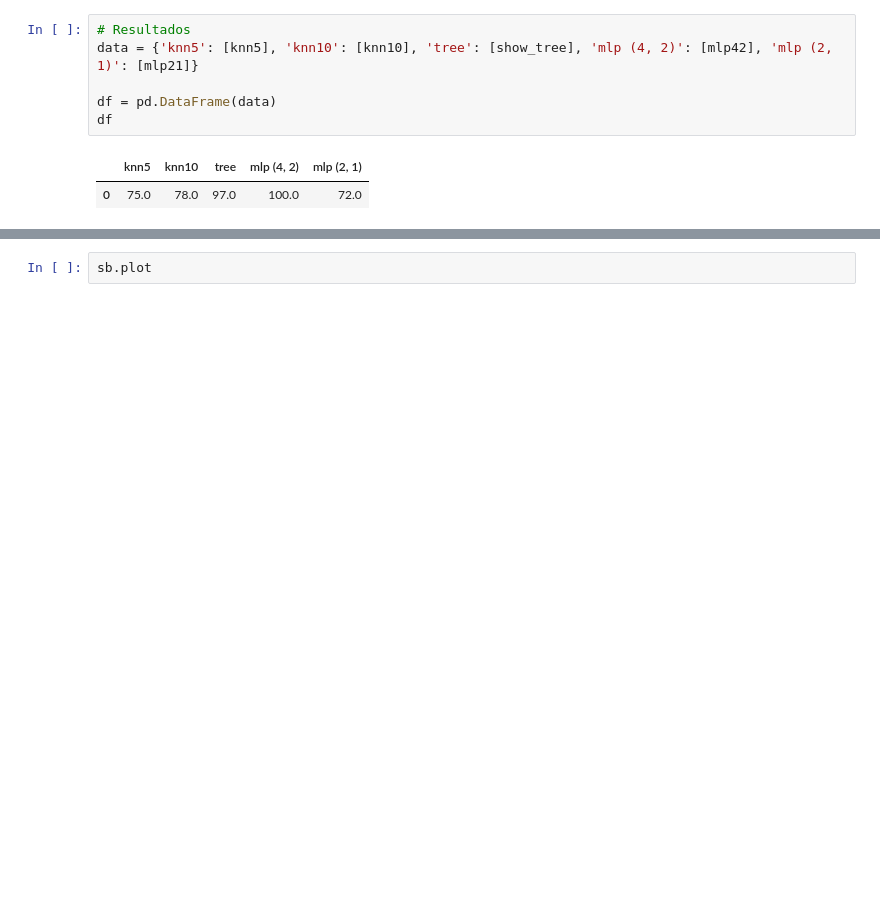
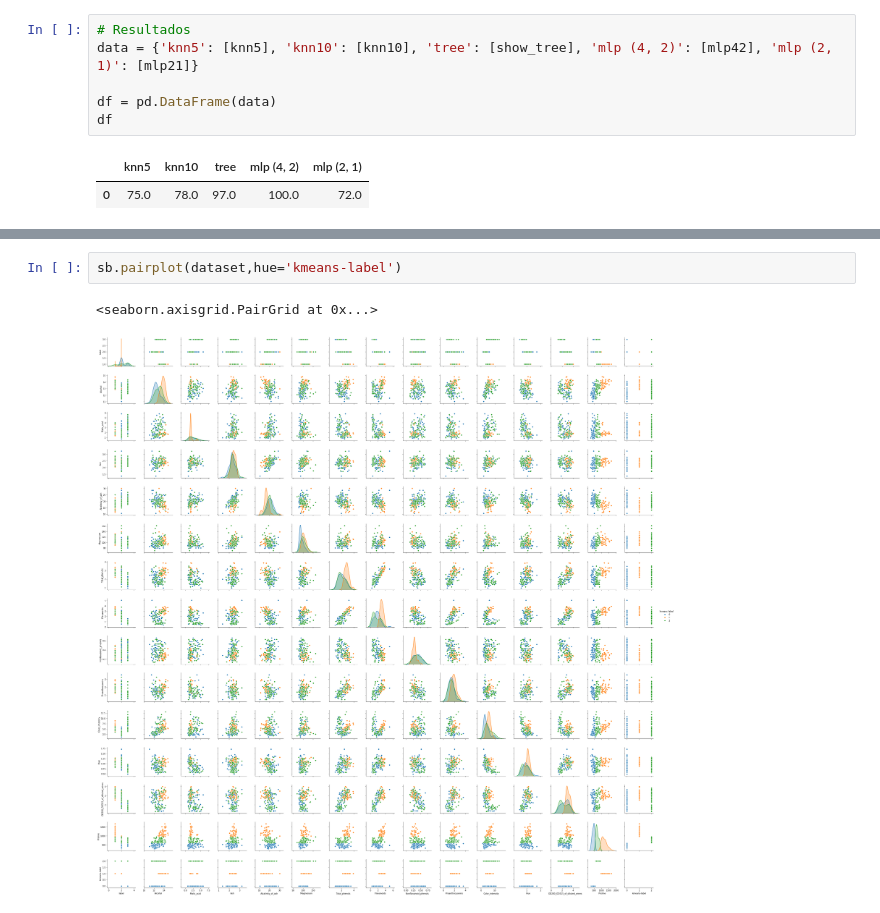
Before and after one commit to eliabeleal/Report_Machine_Learning, a Jupyter notebook: Wine.ipynb, the cells around one changed output, grey strips where cells are left out. Saved outputs shown, nothing was run; the diff lists cells and outputs as text; blank space fills up the shorter version.

```diff
--- a/Wine.ipynb
+++ b/Wine.ipynb
@@ -156,2 +146,5 @@ sb.pairplot(dataset,hue='dataset.label')
-# %%
-sb.plot
+# %%
+sb.pairplot(dataset,hue='kmeans-label')
+# %% [output]
+<seaborn.axisgrid.PairGrid at 0x...>
+[figure, added]
```
Also changed, not shown: parts of 2 cells of this notebook.
